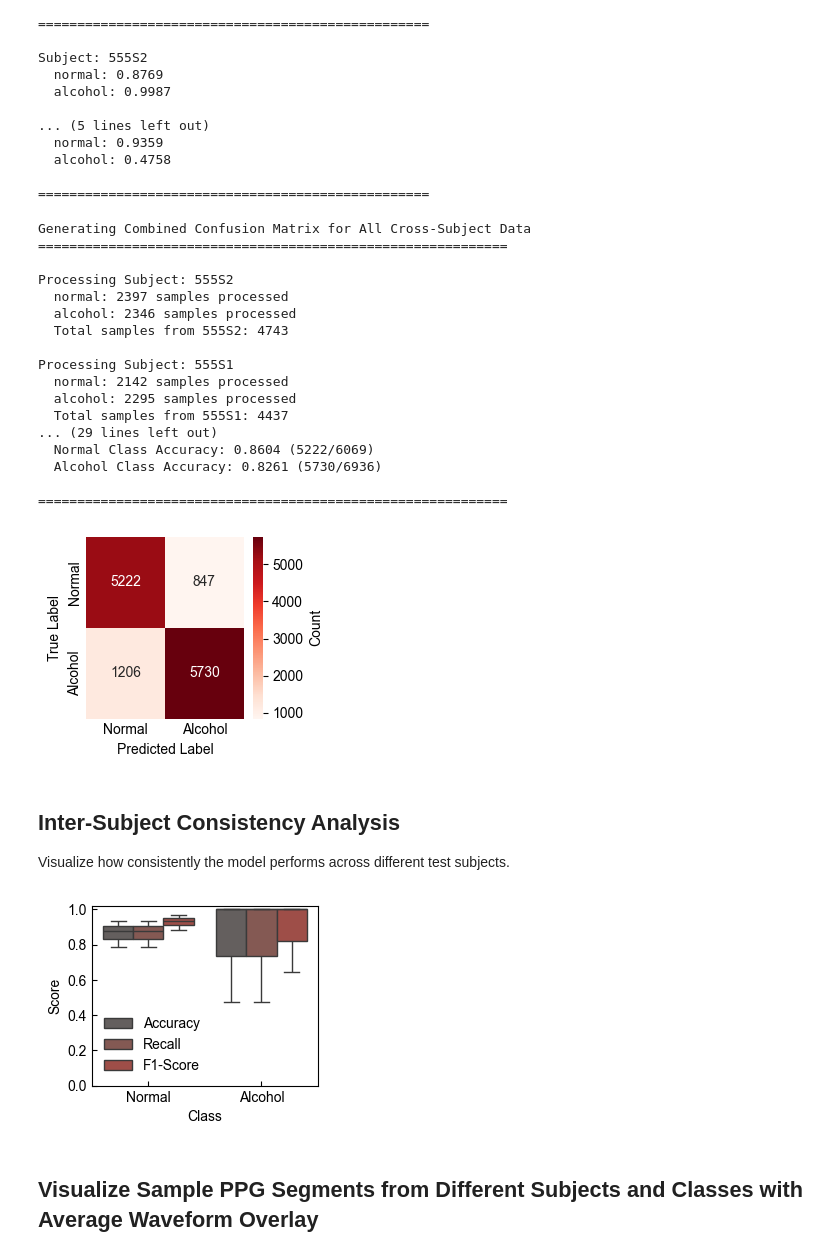
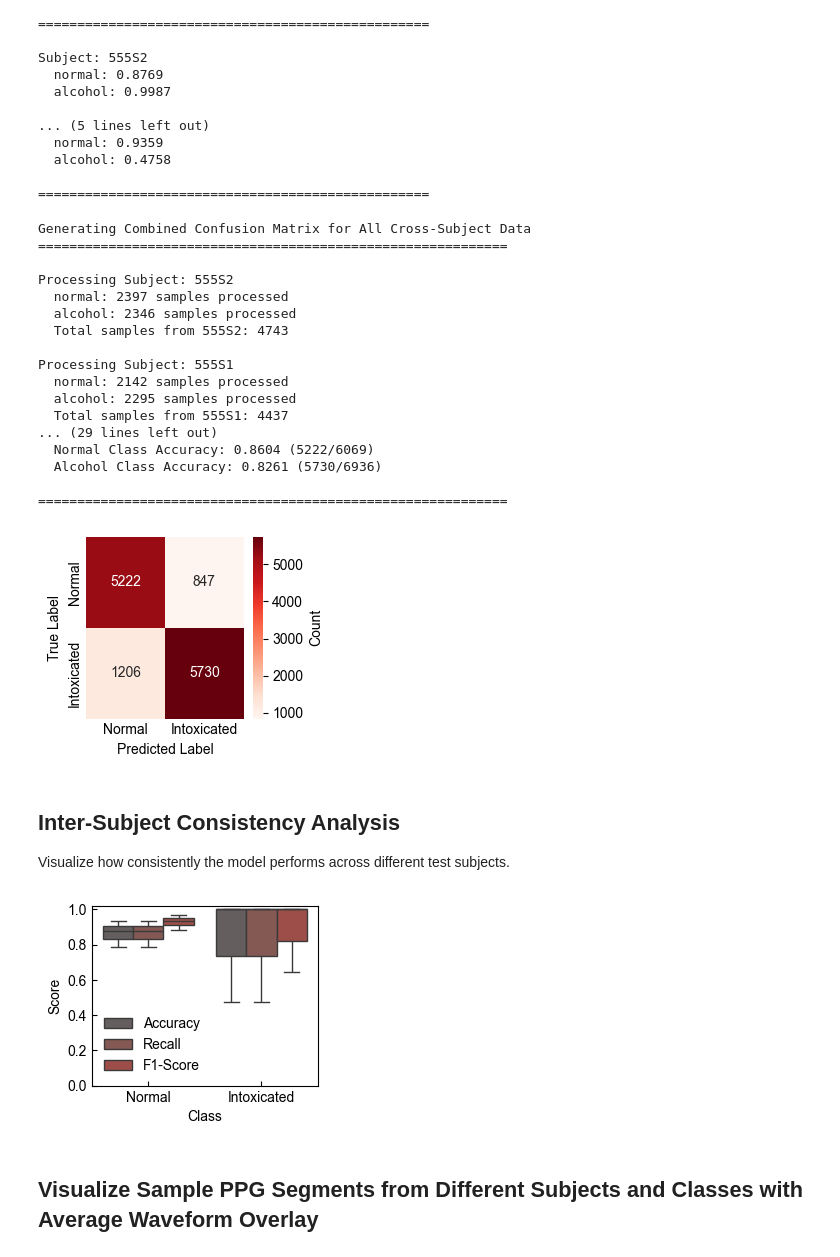
Before and after one commit to BailabUNC/SpectraDerma, a Jupyter notebook: notebooks/Training.ipynb, the cells around one changed output. Drawn from its saved outputs; the diff is of its cells as text; code cells hidden in the pictures.

```diff
--- a/notebooks/Training.ipynb
+++ b/notebooks/Training.ipynb
@@ -490,8 +490,8 @@ if all_predictions and all_true_labels:
     # Create the visualization (KISS - minimal text)
     plt.figure(figsize=(3, 2.5))
     sns.heatmap(cm, annot=True, fmt='d', cmap='Reds',
-               xticklabels=['Normal', 'Alcohol'],
-               yticklabels=['Normal', 'Alcohol'],
+               xticklabels=['Normal', 'Intoxicated'],
+               yticklabels=['Normal', 'Intoxicated'],
                cbar_kws={'label': 'Count'})
     ax = plt.gca()
     ax.set_position(pos_ax)
@@ -525,34 +525,34 @@ if all_predictions and all_true_labels:
     print(f"\nClass-wise Performance:")
     print(f"  Normal Class Accuracy: {normal_accuracy:.4f} ({tn}/{tn + fp})")
     print(f"  Alcohol Class Accuracy: {alcohol_accuracy:.4f} ({tp}/{tp + fn})")
 
 else:
     print("❌ No valid predictions collected from any subject.")
 
 print(f"\n{'='*60}")
 
 plt.tight_layout()
 # plt.savefig('../figures/fig4/confusion_matrix_combined.png', dpi=600, bbox_inches='tight', transparent=True)
 plt.show()
 # %% [output]
 Generating Combined Confusion Matrix for All Cross-Subject Data
 ============================================================
 
 Processing Subject: 555S2
   normal: 2397 samples processed
   alcohol: 2346 samples processed
   Total samples from 555S2: 4743
 
 Processing Subject: 555S1
   normal: 2142 samples processed
   alcohol: 2295 samples processed
   Total samples from 555S1: 4437
 ... (29 lines left out)
   Normal Class Accuracy: 0.8604 (5222/6069)
   Alcohol Class Accuracy: 0.8261 (5730/6936)
 
 ============================================================
-[figure, old version]
+[figure, new version]
 # %% [markdown]
 ## Inter-Subject Consistency Analysis
 
@@ -564,7 +564,7 @@ import seaborn as sns
 
 class_metrics = {
     'Normal': {'Accuracy': [], 'Recall': [], 'F1-Score': []},
-    'Alcohol': {'Accuracy': [], 'Recall': [], 'F1-Score': []}
+    'Intoxicated': {'Accuracy': [], 'Recall': [], 'F1-Score': []}
 }
 
 for subject_id, conditions in subjects.items():
@@ -599,14 +599,14 @@ for subject_id, conditions in subjects.items():
         recall = recall_score(true_labels, preds, pos_label=label, zero_division=0)
         f1 = f1_score(true_labels, preds, pos_label=label, zero_division=0)
 
-        class_name = 'Normal' if label == 0 else 'Alcohol'
+        class_name = 'Normal' if label == 0 else 'Intoxicated'
         class_metrics[class_name]['Accuracy'].append(accuracy)
         class_metrics[class_name]['Recall'].append(recall)
         class_metrics[class_name]['F1-Score'].append(f1)
 
 # Prepare data for seaborn
 data_for_plot = []
-for class_name in ['Normal', 'Alcohol']:
+for class_name in ['Normal', 'Intoxicated']:
     for metric in ['Accuracy', 'Recall', 'F1-Score']:
         for value in class_metrics[class_name][metric]:
             data_for_plot.append({
@@ -633,10 +633,10 @@ ax = plt.gca()
 ax.set_position(pos_ax)
 
 plt.tight_layout()
-plt.savefig('../figures/fig4/classwise_metrics_boxplot.png', dpi=600, bbox_inches='tight', transparent=True)
+# plt.savefig('../figures/fig4/classwise_metrics_boxplot.png', dpi=600, bbox_inches='tight', transparent=True)
 plt.show()
 # %% [output]
-[figure, old version]
+[figure, new version]
 # %% [markdown]
 ## Visualize Sample PPG Segments from Different Subjects and Classes with Average Waveform Overlay
 # %%
```
Also changed, not shown: parts of 5 cells of this notebook.
